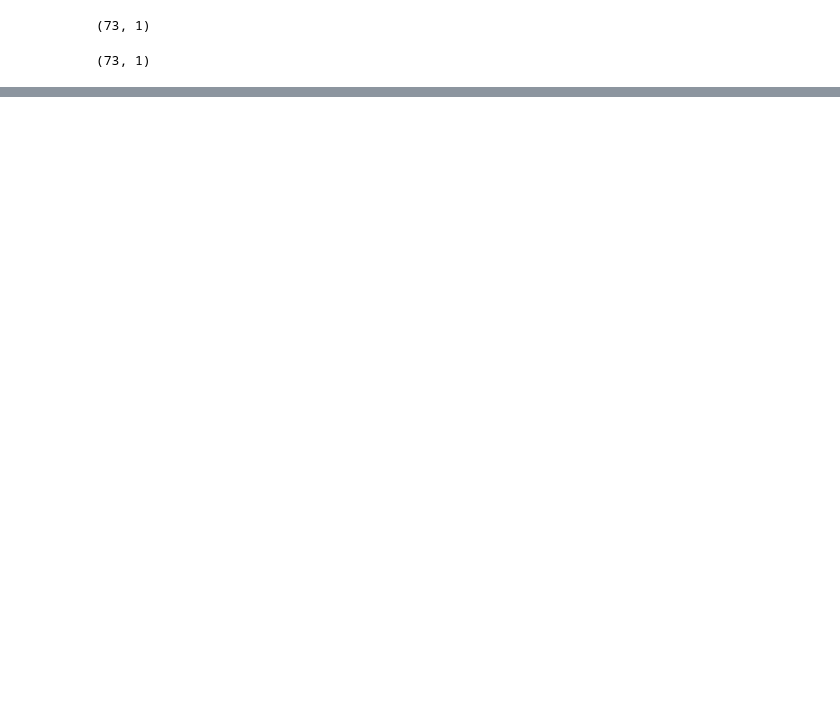
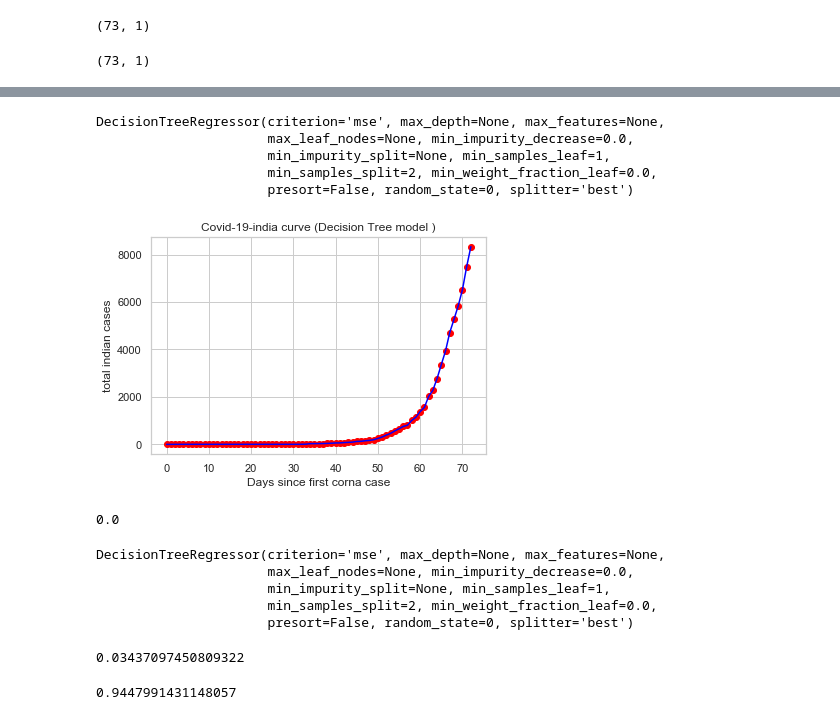
Before and after one commit to illuminati-80/prediction_project, a Jupyter notebook: covid-branch.ipynb, the cells around one changed output, grey strips where cells are left out. Drawn from its saved outputs; the diff is of its cells as text; code cells hidden in the pictures; blank space fills up the shorter version.

Commit message:
decision tree and cross validation

```diff
--- a/covid-branch.ipynb
+++ b/covid-branch.ipynb
@@ -602,0 +589,4 @@ print(rmse)
+# %%
+#Decision tree regression testing
+X=covid_grouped.iloc[:, :-5].values
+Y=covid_grouped["totalindian"]
@@ -602,0 +596,11 @@ print(rmse)
+# %%
+# Create your regressor here
+from sklearn.tree import DecisionTreeRegressor
+regressor= DecisionTreeRegressor(random_state=0)
+regressor.fit(X,Y)
+# %% [output]
+DecisionTreeRegressor(criterion='mse', max_depth=None, max_features=None,
+                      max_leaf_nodes=None, min_impurity_decrease=0.0,
+                      min_impurity_split=None, min_samples_leaf=1,
+                      min_samples_split=2, min_weight_fraction_leaf=0.0,
+                      presort=False, random_state=0, splitter='best')
@@ -602,0 +609,9 @@ print(rmse)
+# %%
+plt.scatter(X, Y, color = 'red')
+plt.plot(X, regressor.predict(X), color = 'blue')
+plt.title('Covid-19-india curve (Decision Tree model )')
+plt.xlabel('Days since first corna case')
+plt.ylabel('total indian cases')
+plt.show()
+# %% [output]
+[figure, added]
@@ -602,0 +623,4 @@ print(rmse)
+# %%
+print(rmse)
+# %% [output]
+0.0
@@ -602,0 +634,21 @@ print(rmse)
+# %%
+# Create your regressor here
+from sklearn.tree import DecisionTreeRegressor
+regressor= DecisionTreeRegressor(random_state=0)
+regressor.fit(X_train_dtre,Y_train_dtre)
+# %% [output]
+DecisionTreeRegressor(criterion='mse', max_depth=None, max_features=None,
+                      max_leaf_nodes=None, min_impurity_decrease=0.0,
+                      min_impurity_split=None, min_samples_leaf=1,
+                      min_samples_split=2, min_weight_fraction_leaf=0.0,
+                      presort=False, random_state=0, splitter='best')
+# %%
+from sklearn.model_selection import cross_val_score
+accuracies = cross_val_score(estimator = regressor, X = X_train, y = Y_train, cv = 10)
+accuracies.std()
+# %% [output]
+0.03437097450809322
+# %%
+accuracies.mean()
+# %% [output]
+0.9447991431148057
```
Also changed, not shown: parts of 21 cells of this notebook.
